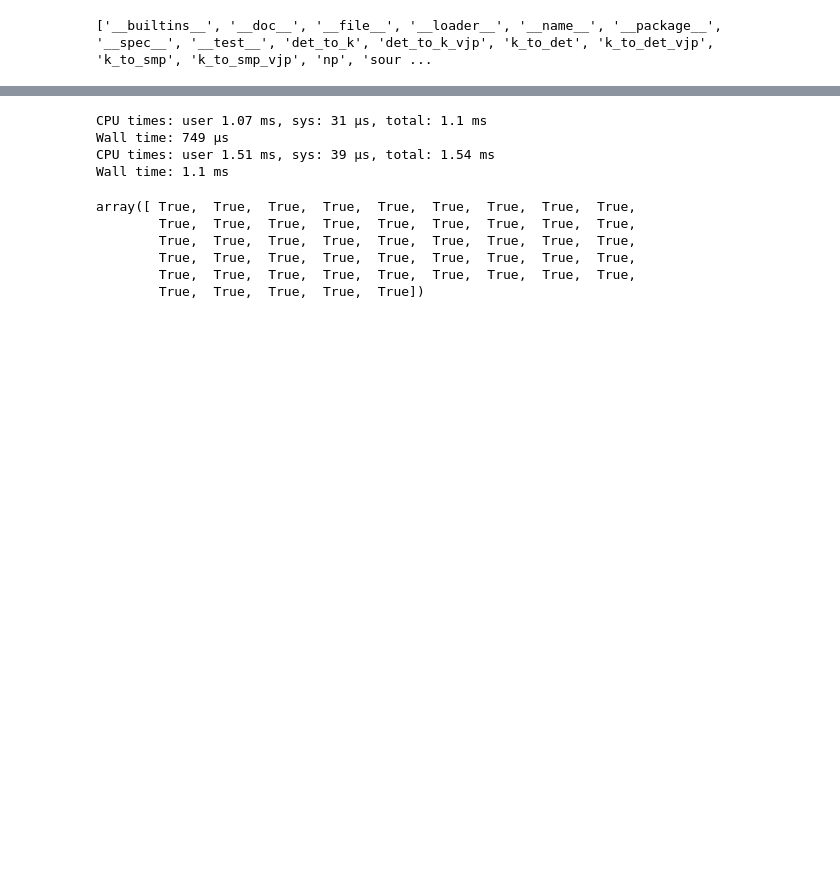
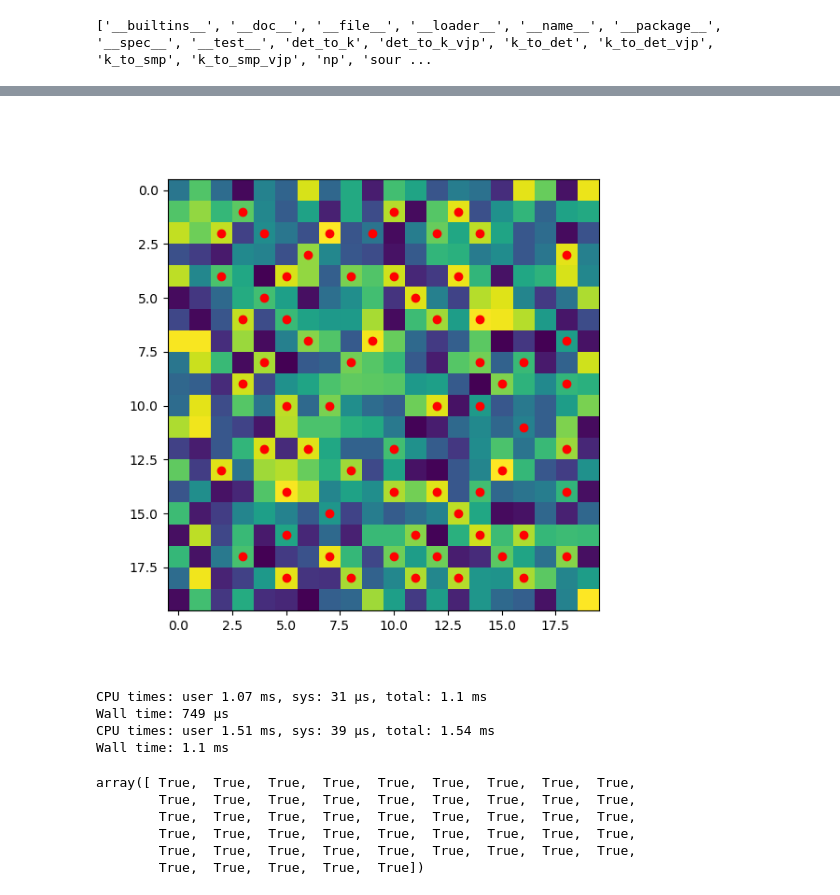
Before and after one commit to simply-nicky/cbclib, a Jupyter notebook: dev_pybind11.ipynb, the cells around one changed output, grey strips where cells are left out. Saved outputs shown, nothing was run; the diff lists cells and outputs as text; code cells hidden in the pictures; blank space fills up the shorter version.

```diff
--- a/dev_pybind11.ipynb
+++ b/dev_pybind11.ipynb
@@ -40,4 +118,4 @@ print(dir(dev))
 # %%
-inp = np.random.randint(0, 100, 4000000).reshape((2000, 2000))
-%time peaks = cbc.src.local_maxima(inp, axis=(0, 1), num_threads=64)
+inp = np.random.randint(0, 100, 400).reshape((20, 20))
+%time peaks = cbc.src.local_maxima(inp, axis=(0, 1), num_threads=1)
 # %% [output]
@@ -46,3 +124,11 @@ Wall time: 40.7 ms
+# %%
+%matplotlib widget
+fig, ax = plt.subplots(figsize=(6, 6))
+ax.imshow(inp)
+ax.scatter(peaks[:, 1], peaks[:, 0], c='r')
+plt.show()
+# %% [output]
+[figure, added]
 # %%
 n_samples, ndim, sigma = 100, 3, 5.0
 y = 10 * np.random.rand(n_samples)
```
Also changed, not shown: parts of 8 cells of this notebook, 17 other files.
